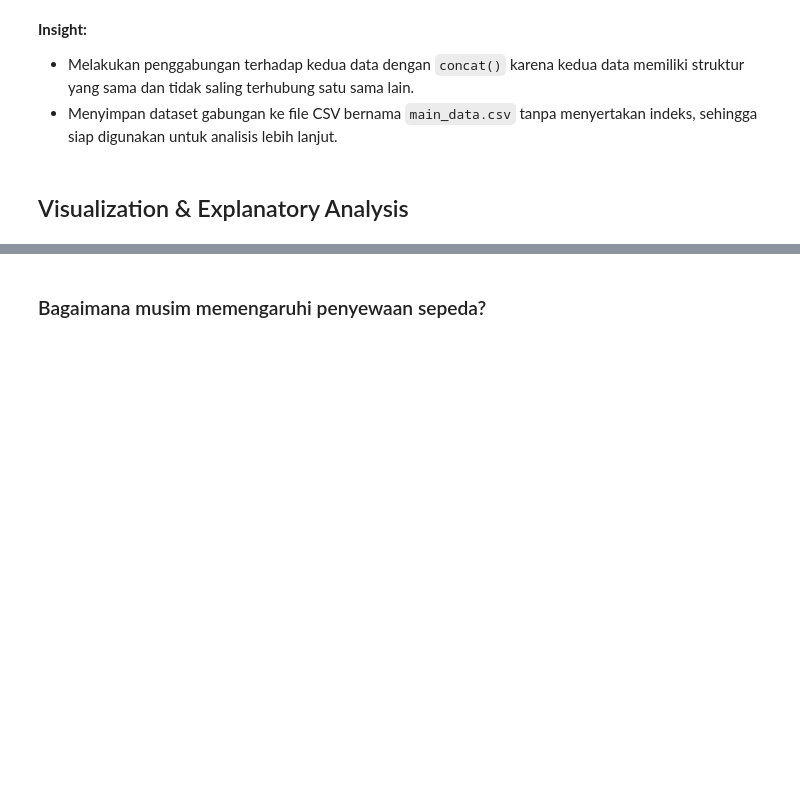
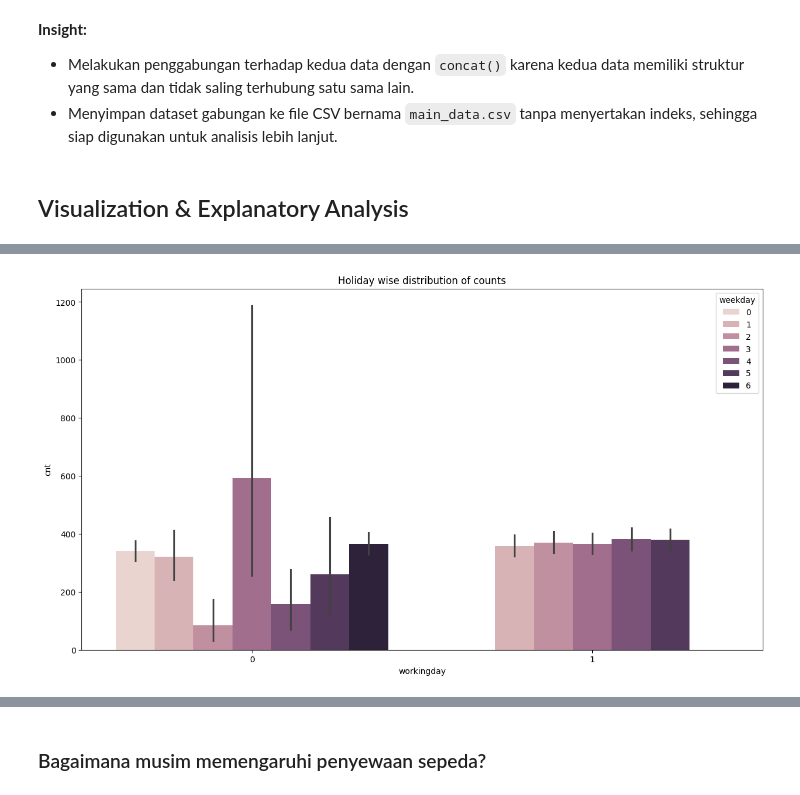
Before and after one commit to raddva/bike-sharing-dataset, a Jupyter notebook: notebook.ipynb, the cells around one changed output, grey strips where cells are left out. Saved outputs shown, nothing was run; the diff lists cells and outputs as text; code cells hidden in the pictures; blank space fills up the shorter version.

```diff
--- a/notebook.ipynb
+++ b/notebook.ipynb
@@ -140,0 +170,8 @@ main_data = pd.read_csv('main_data.csv')
+# %%
+fig,ax=plt.subplots(figsize=(15,8))
+#Barplot for Holiday distribution of counts
+sns.barplot(data=main_data,x='workingday',y='cnt',hue='weekday')
+ax.set_title('Holiday wise distribution of counts')
+plt.show()
+# %% [output]
+[figure, added]
```
Also changed, not shown: parts of 6 cells of this notebook.
